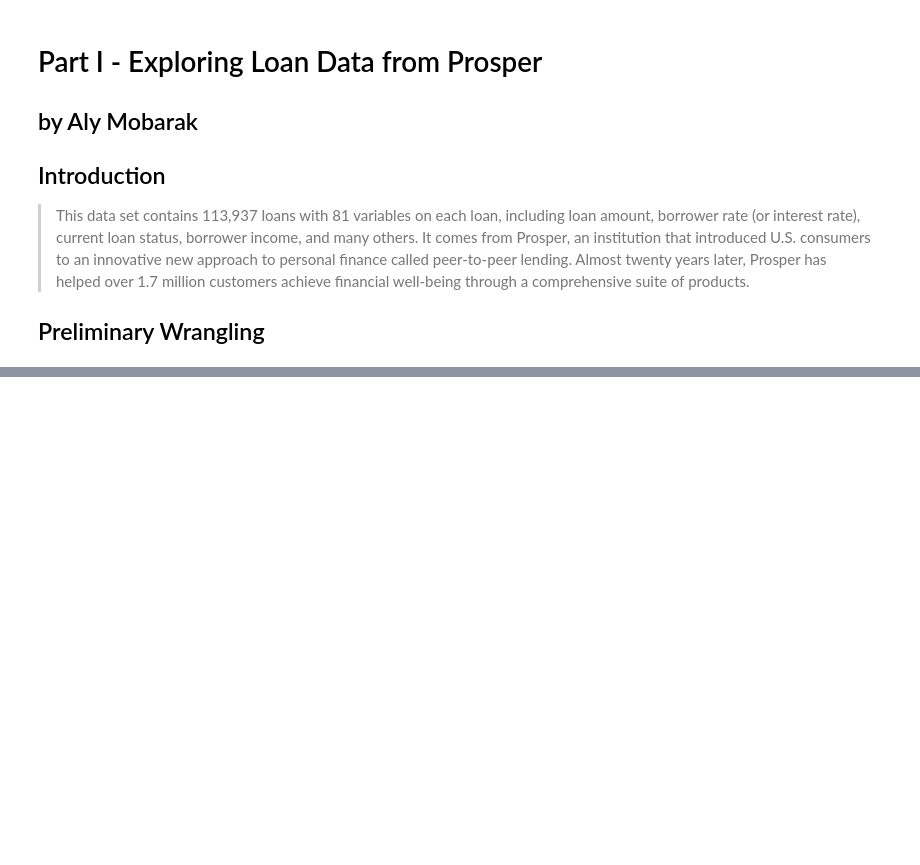
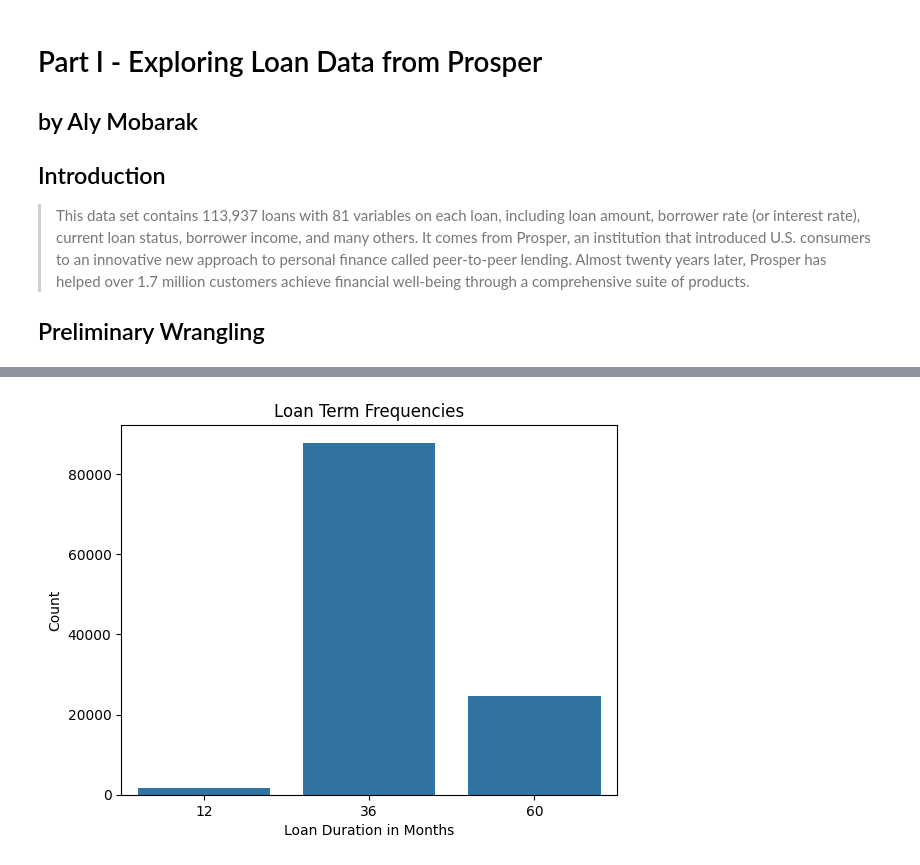
Before and after one commit to AlyMobarak/ProsperLoanInvestigation, a Jupyter notebook: Part_I_exploration.ipynb, the cells around one changed output, grey strips where cells are left out. Cells and saved outputs as stored; diff of their text form; code cells hidden in the pictures; blank space fills up the shorter version.

```diff
--- a/Part_I_exploration.ipynb
+++ b/Part_I_exploration.ipynb
@@ -129,0 +206,4 @@ the quote-formatted guide notes like this one before you finish your report!
+# %%
+count_plot('Term', 'Loan Duration in Months', 'Loan Term Frequencies', rot=0) #Plotting Loan Term as a count plot with no x-axis rotation.
+# %% [output]
+[figure, added]
```
Also changed, not shown: parts of 89 cells of this notebook, 6 other files.
